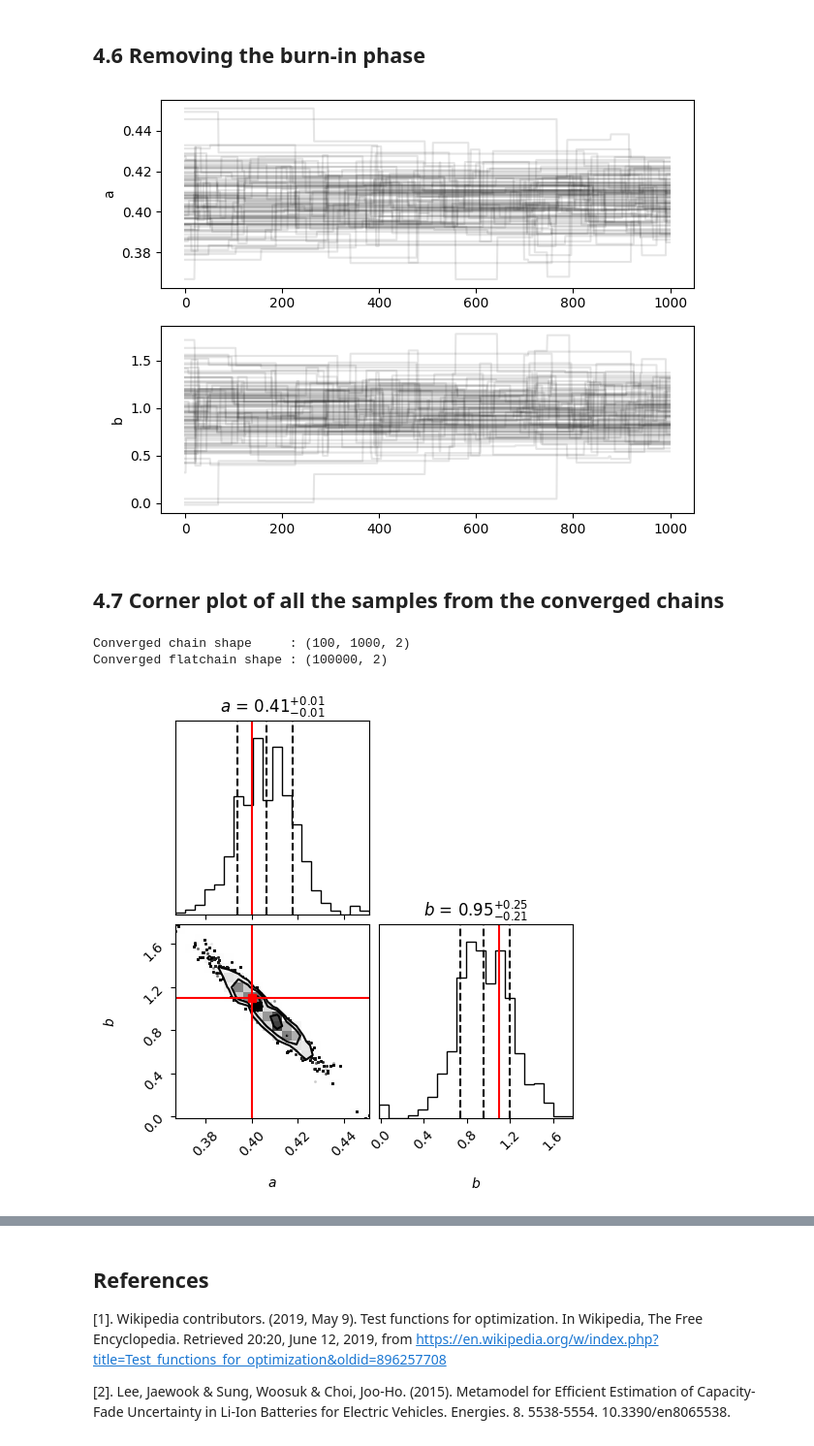
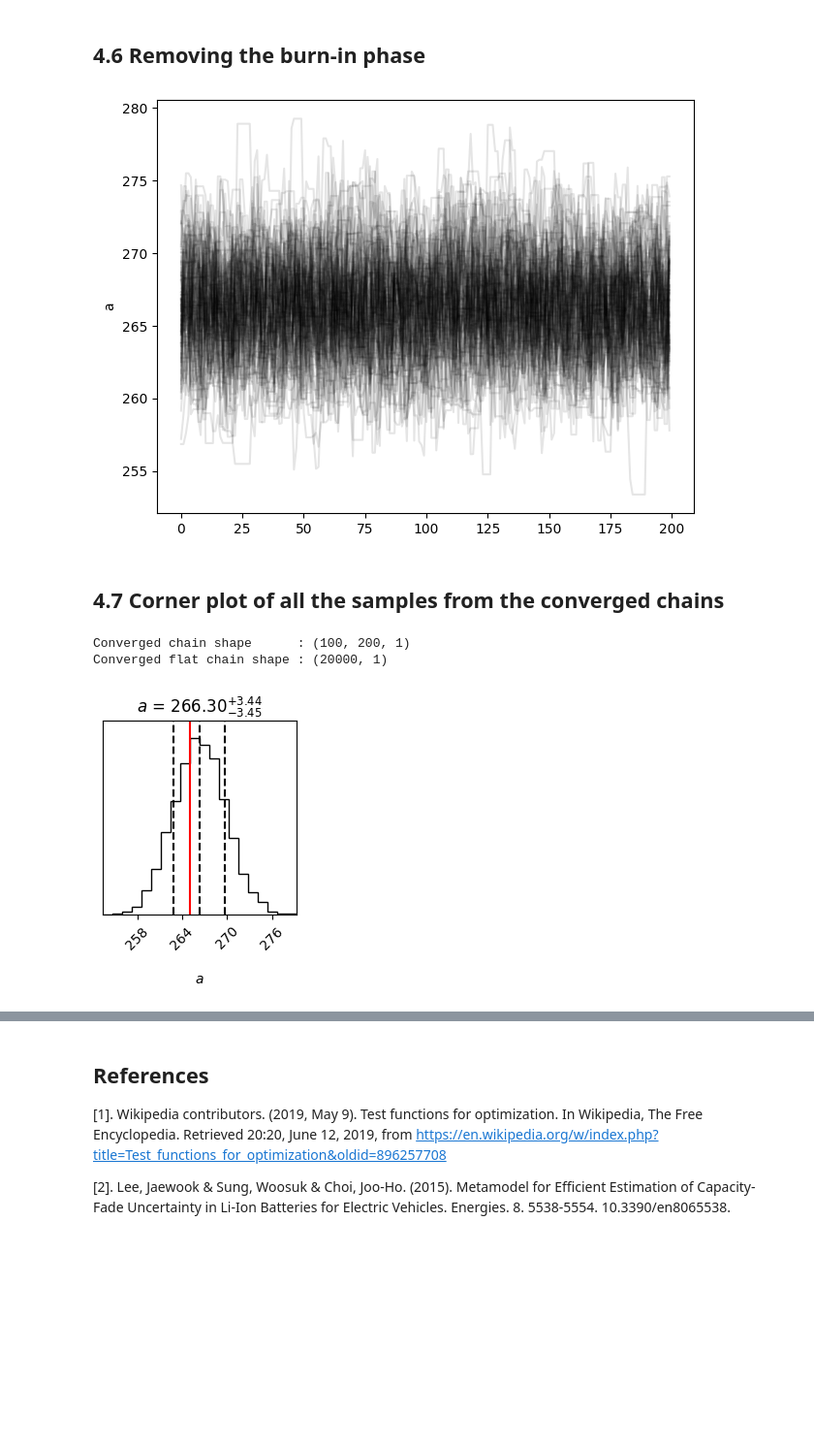
Before and after one commit to astrostatistics-in-crete/2023_summer_school, a Jupyter notebook: MCMC/MCMC_S.ipynb, the cells around one changed output, grey strips where cells are left out. Shown at 97% size. Drawn from its saved outputs; the diff is of its cells as text; code cells hidden in the pictures; blank space fills up the shorter version.

Commit message:
SN kick velocity distribution examples for the MCMC.

```diff
--- a/MCMC/MCMC_S.ipynb
+++ b/MCMC/MCMC_S.ipynb
@@ -356,20 +309,23 @@ def my_posterior(theta):
 import emcee
 
 n_walkers = 100
-n_dim = 2
-n_steps = 2000
+n_dim = 1
+n_steps = 500
 
-# set the parameter
-a0 = np.random.uniform(0.0, 3.0, size=n_walkers)
-b0 = np.random.uniform(0.0, 3.0, size=n_walkers)
+a_min = 10.0
+a_max = 800.0
+
+# set the parameter's initial positions
+a_initial = np.random.uniform(a_min, a_max, size=n_walkers)
 
 # take the initial values for each parameter and put them in columns of a 2D array
-p0 = np.array([a0, b0]).T
+p0 = np.array([a_initial]).T
 
-sampler = emcee.EnsembleSampler(nwalkers=n_walkers, ndim=n_dim, log_prob_fn=my_posterior,
-                                moves=emcee.moves.GaussianMove(0.3)
-                               )
+sampler = emcee.EnsembleSampler(nwalkers=n_walkers, ndim=n_dim,
+                                log_prob_fn=ln_posterior, args=[sample_1],
+                                moves=emcee.moves.GaussianMove(30.0))
 # %% [markdown]
 ## 4.4 Sampling from the posterior
 # %%
-result = sampler.run_mcmc(p0, nsteps=n_steps)
+result = sampler.run_mcmc(p0, nsteps=n_steps, progress="notebook")
+print(sampler.chain.shape)
@@ -404,7 +358,7 @@ plt.show()
 # %% [markdown]
 ## 4.6 Removing the burn-in phase
 # %%
-n_burnin = 1000
+n_burnin = 300
 
 plt.figure()
 for param_i in range(n_dim):
@@ -417,27 +371,29 @@ for param_i in range(n_dim):
 plt.tight_layout()
 plt.show()
 # %% [output]
-[figure, old version]
+[figure, new version]
 # %% [markdown]
 ## 4.7 Corner plot of all the samples from the converged chains
 # %%
+import corner
+
 converged_chain = sampler.chain[:, n_burnin:, :]
-print("Converged chain shape     :", converged_chain.shape)
+print("Converged chain shape      :", converged_chain.shape)
 
 flat_converged_chain = converged_chain.reshape(converged_chain.shape[0] * converged_chain.shape[1], -1)
-print("Converged flatchain shape :", flat_converged_chain.shape)
+print("Converged flat chain shape :", flat_converged_chain.shape)
 
 fig = corner.corner(flat_converged_chain,
                     quantiles=[0.16, 0.5, 0.84],
-                    truths=[a_true, b_true],
+                    truths=[a],
                     truth_color="r",
                     labels=[r"$a$", r"$b$"],
                     show_titles=True
                    )
 # %% [output]
-Converged chain shape     : (100, 1000, 2)
-Converged flatchain shape : (100000, 2)
+Converged chain shape      : (100, 200, 1)
+Converged flat chain shape : (20000, 1)
-[figure, old version]
+[figure, new version]
 # %% [markdown]
 # 5. The stretch move of `emcee`
 
```
Also changed, not shown: parts of 44 cells of this notebook.
